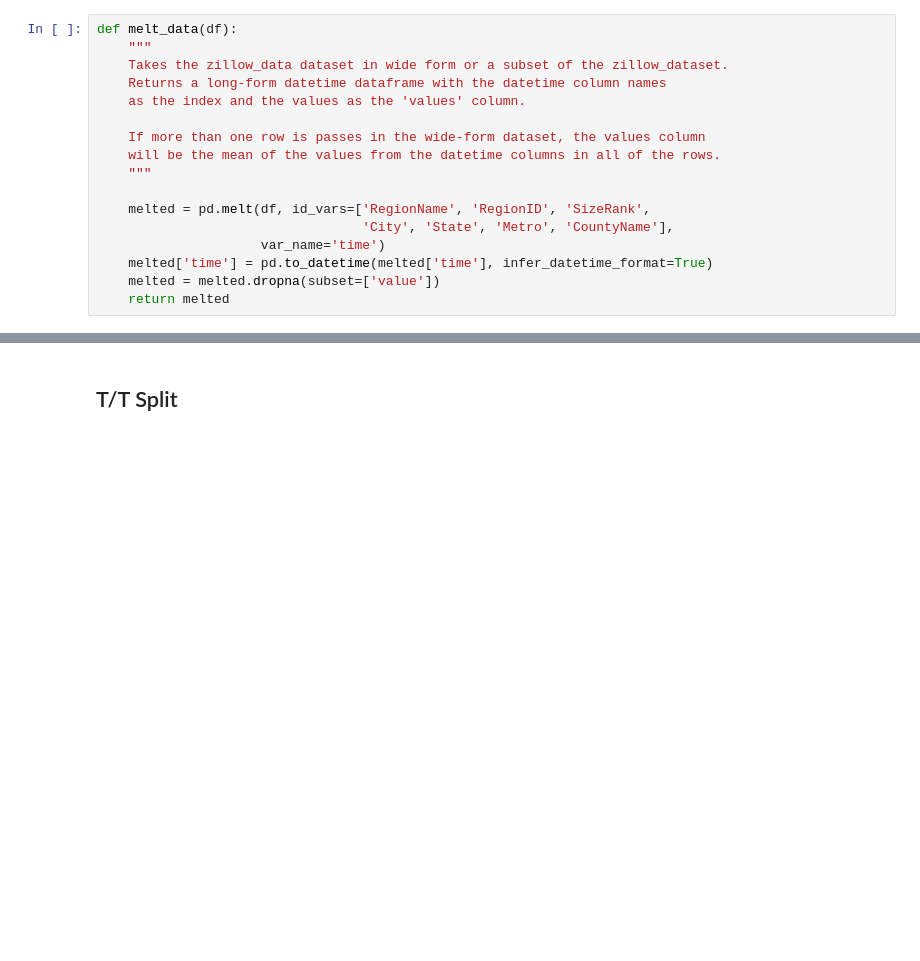
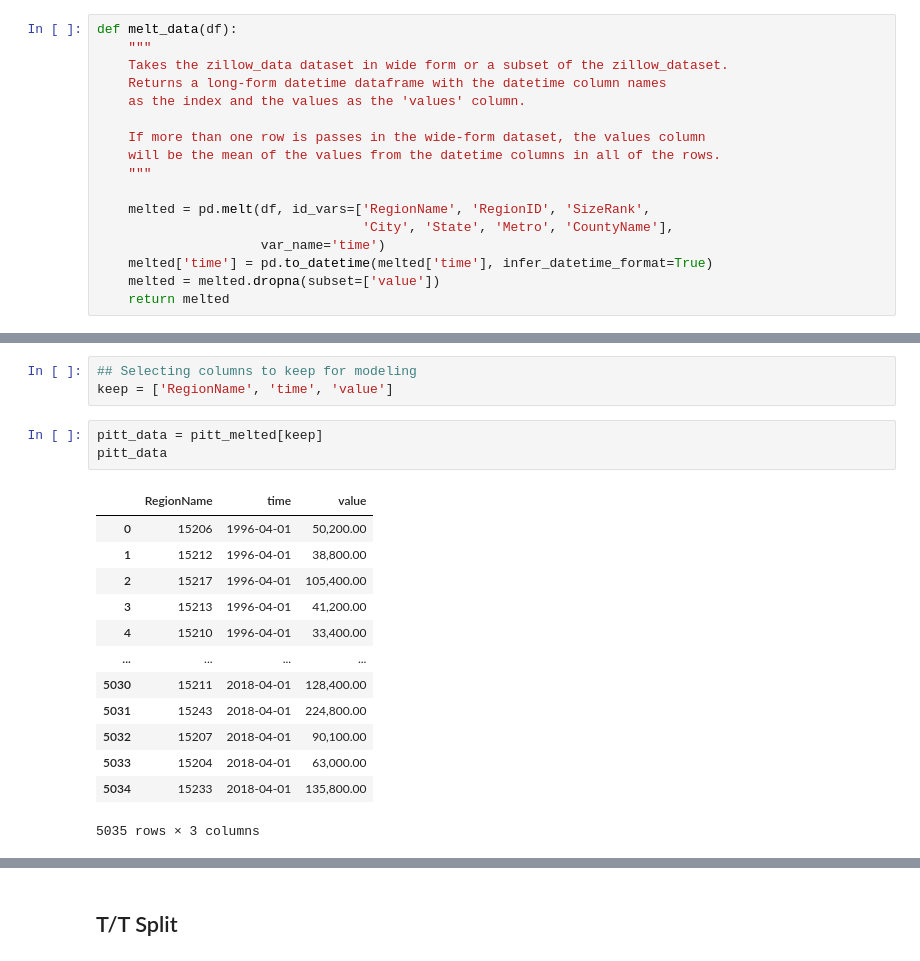
Before and after one commit to BenJMcCarty/Best_of_the_Burgh, a Jupyter notebook: workbooks/WIP_Main_Notebook.ipynb, the cells around one changed output, grey strips where cells are left out. Cells and saved outputs as stored; diff of their text form; blank space fills up the shorter version.

```diff
--- a/workbooks/WIP_Main_Notebook.ipynb
+++ b/workbooks/WIP_Main_Notebook.ipynb
@@ -128,0 +235,20 @@ pitt_melted
+# %%
+## Selecting columns to keep for modeling
+keep = ['RegionName', 'time', 'value']
+# %%
+pitt_data = pitt_melted[keep]
+pitt_data
+# %% [output]
+|  | RegionName | time | value |
+| 0 | 15206 | 1996-04-01 | 50,200.00 |
+| 1 | 15212 | 1996-04-01 | 38,800.00 |
+| 2 | 15217 | 1996-04-01 | 105,400.00 |
+| 3 | 15213 | 1996-04-01 | 41,200.00 |
+| 4 | 15210 | 1996-04-01 | 33,400.00 |
+| ... | ... | ... | ... |
+| 5030 | 15211 | 2018-04-01 | 128,400.00 |
+| 5031 | 15243 | 2018-04-01 | 224,800.00 |
+| 5032 | 15207 | 2018-04-01 | 90,100.00 |
+| 5033 | 15204 | 2018-04-01 | 63,000.00 |
+| 5034 | 15233 | 2018-04-01 | 135,800.00 |
+5035 rows × 3 columns
```
Also changed, not shown: parts of 24 cells of this notebook.
